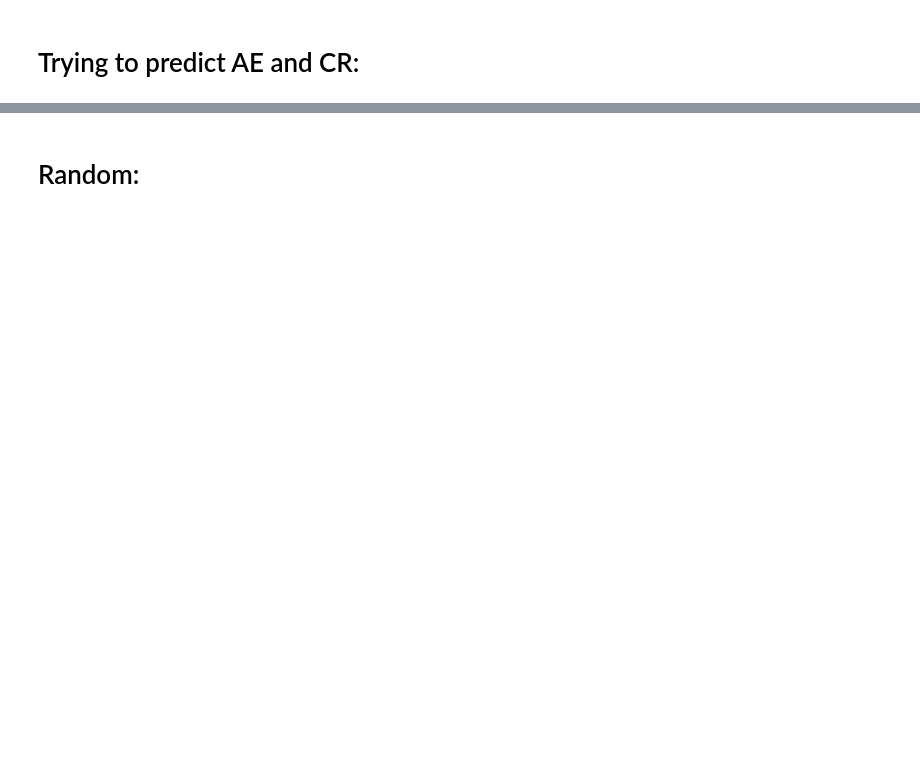
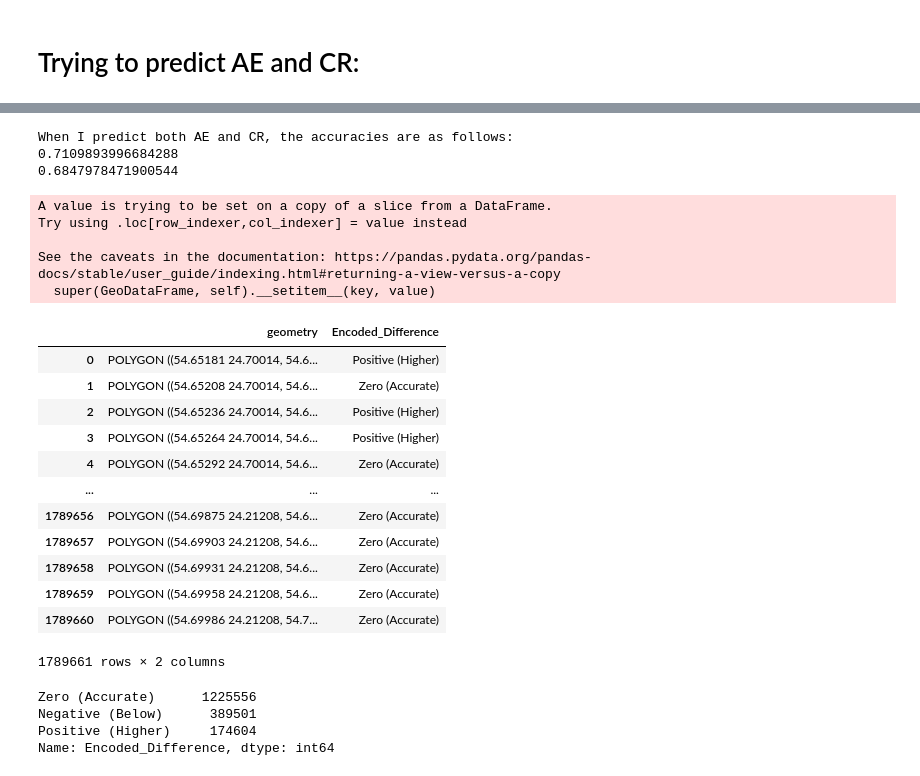
Before and after one commit to sashanksilwal/CRSLR, a Jupyter notebook: Farah/Week8/Final-Updated-BN-Merged-Code-Farah.ipynb, the cells around one changed output, grey strips where cells are left out. Saved outputs shown, nothing was run; the diff lists cells and outputs as text; code cells hidden in the pictures; blank space fills up the shorter version.

```diff
--- a/Farah/Week8/Final-Updated-BN-Merged-Code-Farah.ipynb
+++ b/Farah/Week8/Final-Updated-BN-Merged-Code-Farah.ipynb
@@ -1089,6 +1142,6 @@ nx.draw(model_ae, with_labels=True)
 # %%
 # Split Data Set:
-x_train, x_test = train_test_split(predict_data, test_size=0.9999)
+x_train, x_test = train_test_split(p, test_size=0.99999)
 # %%
 print(x_train.CR_1.unique())
 print(x_test.CR_1.unique())
@@ -1117,2 +1168,0 @@ When I predict both AE and CR, the accuracies are as follows:
-# %% [markdown]
-# Random:
@@ -1129,0 +1169,8 @@ print(x_test.CR_1.unique())
+# %%
+print('When I predict both AE and CR, the accuracies are as follows: ')
+print(sklearn.metrics.accuracy_score(y_pred_new.AE.values, p.AE.values.astype('int')))
+print(sklearn.metrics.accuracy_score(y_pred_new.CR_1.values, p.CR_1.values.astype('int')))
+# %% [output]
+When I predict both AE and CR, the accuracies are as follows:
+0.7109893996684288
+0.6847978471900544
@@ -1129,0 +1187,30 @@ print(x_test.CR_1.unique())
+# %%
+df = elev_habit_map[['geometry']]
+df['Encoded_Difference'] = dif_df_ae['Encoded_Difference']
+df
+# %% [output]
+A value is trying to be set on a copy of a slice from a DataFrame.
+Try using .loc[row_indexer,col_indexer] = value instead
+
+See the caveats in the documentation: https://pandas.pydata.org/pandas-docs/stable/user_guide/indexing.html#returning-a-view-versus-a-copy
+  super(GeoDataFrame, self).__setitem__(key, value)
+|  | geometry | Encoded_Difference |
+| 0 | POLYGON ((54.65181 24.70014, 54.6... | Positive (Higher) |
+| 1 | POLYGON ((54.65208 24.70014, 54.6... | Zero (Accurate) |
+| 2 | POLYGON ((54.65236 24.70014, 54.6... | Positive (Higher) |
+| 3 | POLYGON ((54.65264 24.70014, 54.6... | Positive (Higher) |
+| 4 | POLYGON ((54.65292 24.70014, 54.6... | Zero (Accurate) |
+| ... | ... | ... |
+| 1789656 | POLYGON ((54.69875 24.21208, 54.6... | Zero (Accurate) |
+| 1789657 | POLYGON ((54.69903 24.21208, 54.6... | Zero (Accurate) |
+| 1789658 | POLYGON ((54.69931 24.21208, 54.6... | Zero (Accurate) |
+| 1789659 | POLYGON ((54.69958 24.21208, 54.6... | Zero (Accurate) |
+| 1789660 | POLYGON ((54.69986 24.21208, 54.7... | Zero (Accurate) |
+1789661 rows × 2 columns
+# %%
+df.Encoded_Difference.value_counts()
+# %% [output]
+Zero (Accurate)      1225556
+Negative (Below)      389501
+Positive (Higher)     174604
+Name: Encoded_Difference, dtype: int64
```
Also changed, not shown: parts of 59 cells of this notebook.
